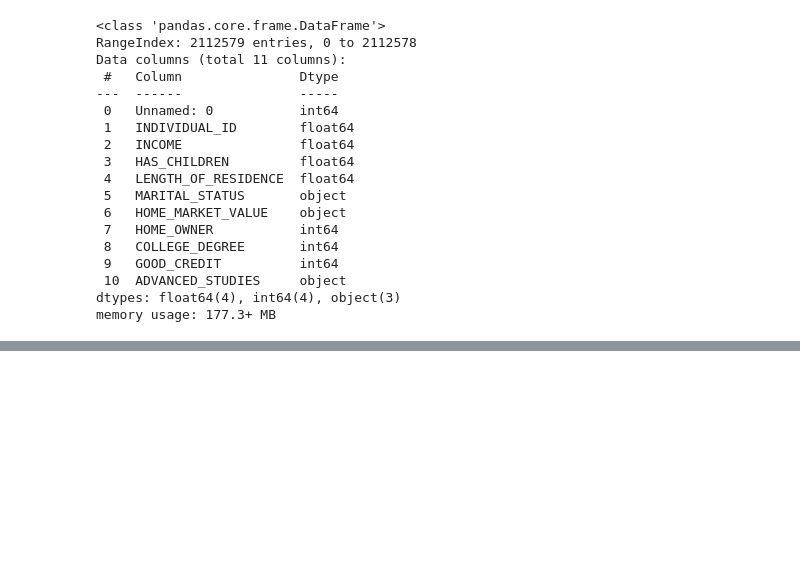
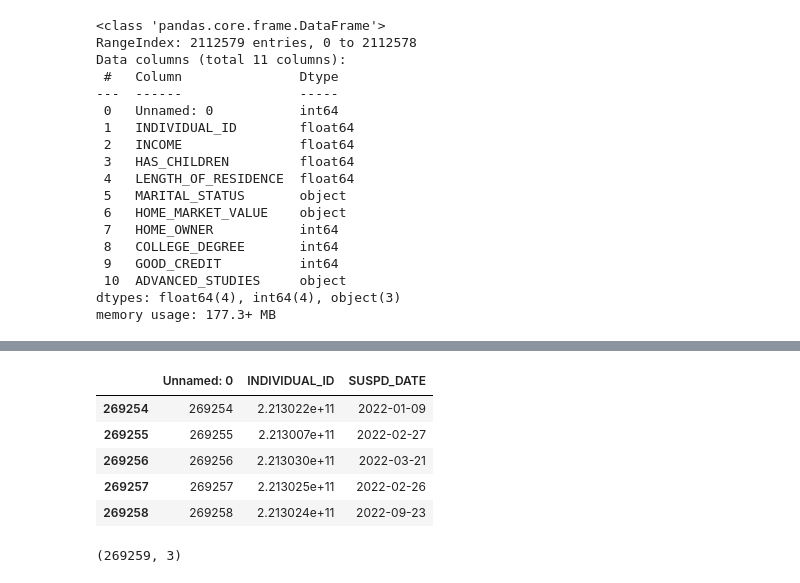
Before and after one commit to fabrizi0rigodanz0/Insurance_Analysis_ML, a Jupyter notebook: notebook.ipynb, the cells around one changed output, grey strips where cells are left out. Saved outputs shown, nothing was run; the diff lists cells and outputs as text; code cells hidden in the pictures; blank space fills up the shorter version.

```diff
--- a/notebook.ipynb
+++ b/notebook.ipynb
@@ -216,0 +231,13 @@ df_demographic.describe(include='all')
+# %%
+df_termination.tail()
+# %% [output]
+|  | Unnamed: 0 | INDIVIDUAL_ID | SUSPD_DATE |
+| 269254 | 269254 | 2.213022e+11 | 2022-01-09 |
+| 269255 | 269255 | 2.213007e+11 | 2022-02-27 |
+| 269256 | 269256 | 2.213030e+11 | 2022-03-21 |
+| 269257 | 269257 | 2.213025e+11 | 2022-02-26 |
+| 269258 | 269258 | 2.213024e+11 | 2022-09-23 |
+# %%
+df_termination.shape
+# %% [output]
+(269259, 3)
```
Also changed, not shown: parts of 15 cells of this notebook.
